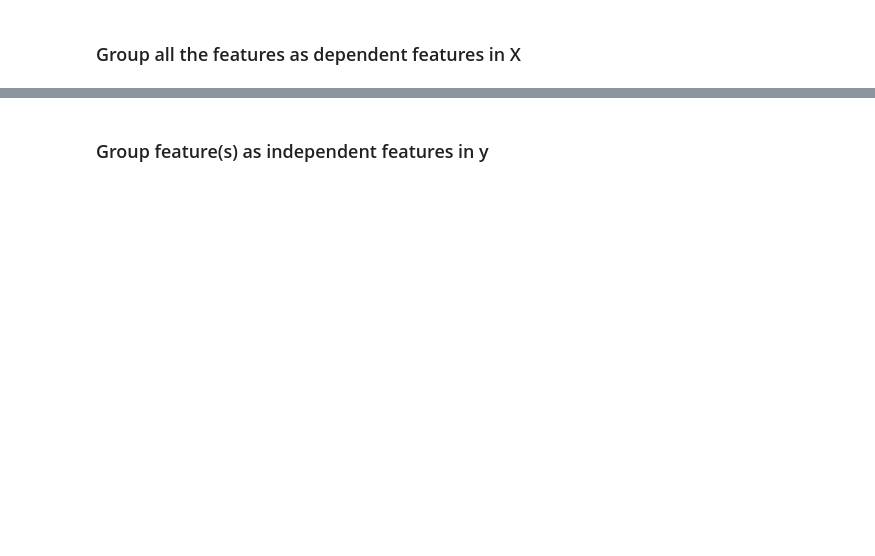
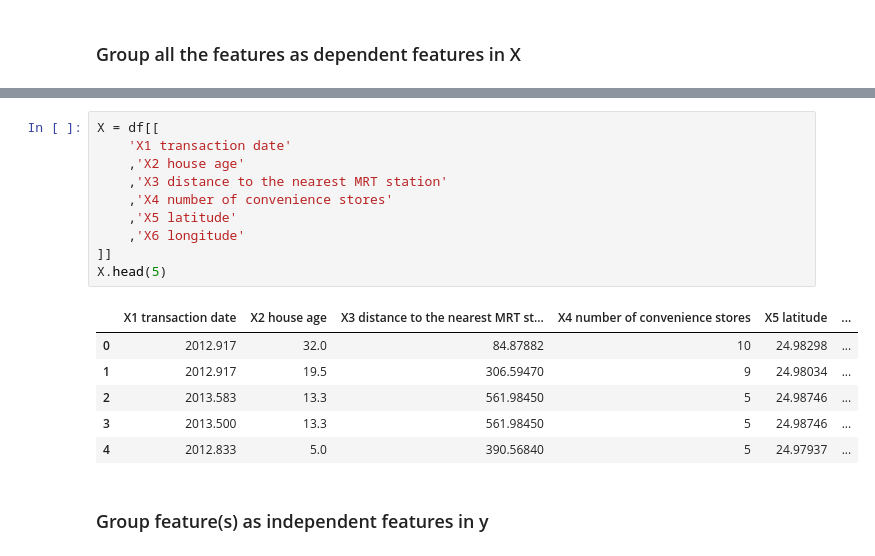
Before and after one commit to Lucas01iveira/Machine-Learning-I, a Jupyter notebook: Task6/Task6_Real Estate Price Prediction_Resolved.ipynb, the cells around one changed output, grey strips where cells are left out. Drawn from its saved outputs; the diff is of its cells as text; blank space fills up the shorter version.

```diff
--- a/Task6/Task6_Real Estate Price Prediction_Resolved.ipynb
+++ b/Task6/Task6_Real Estate Price Prediction_Resolved.ipynb
@@ -87,2 +79,19 @@ dtype: int64
+# %%
+X = df[[
+    'X1 transaction date'
+    ,'X2 house age'
+    ,'X3 distance to the nearest MRT station'
+    ,'X4 number of convenience stores'
+    ,'X5 latitude'
+    ,'X6 longitude'
+]]
+X.head(5)
+# %% [output]
+|  | X1 transaction date | X2 house age | X3 distance to the nearest MRT st... | X4 number of convenience stores | X5 latitude | ... |
+| 0 | 2012.917 | 32.0 | 84.87882 | 10 | 24.98298 | ... |
+| 1 | 2012.917 | 19.5 | 306.59470 | 9 | 24.98034 | ... |
+| 2 | 2013.583 | 13.3 | 561.98450 | 5 | 24.98746 | ... |
+| 3 | 2013.500 | 13.3 | 561.98450 | 5 | 24.98746 | ... |
+| 4 | 2012.833 | 5.0 | 390.56840 | 5 | 24.97937 | ... |
 # %% [markdown]
 ### Group feature(s) as independent features in y
```
Also changed, not shown: parts of 31 cells of this notebook, 2 other files.
